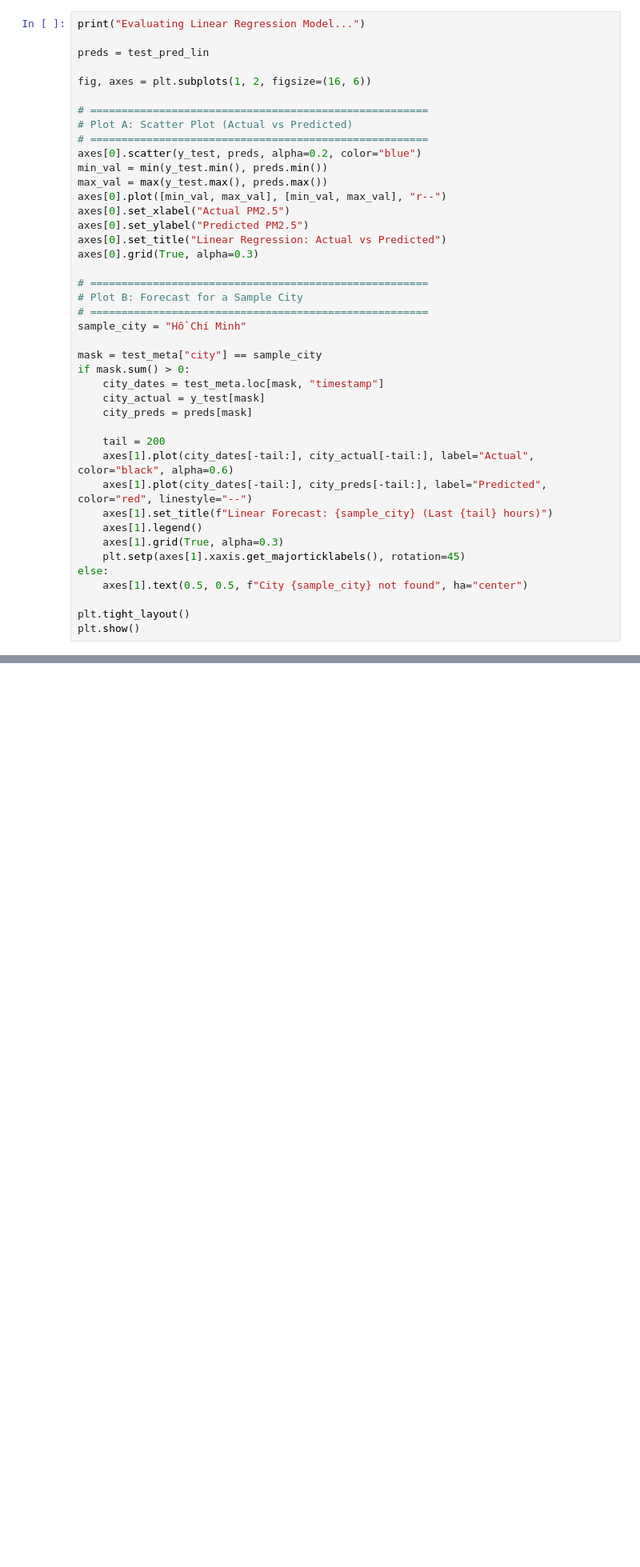
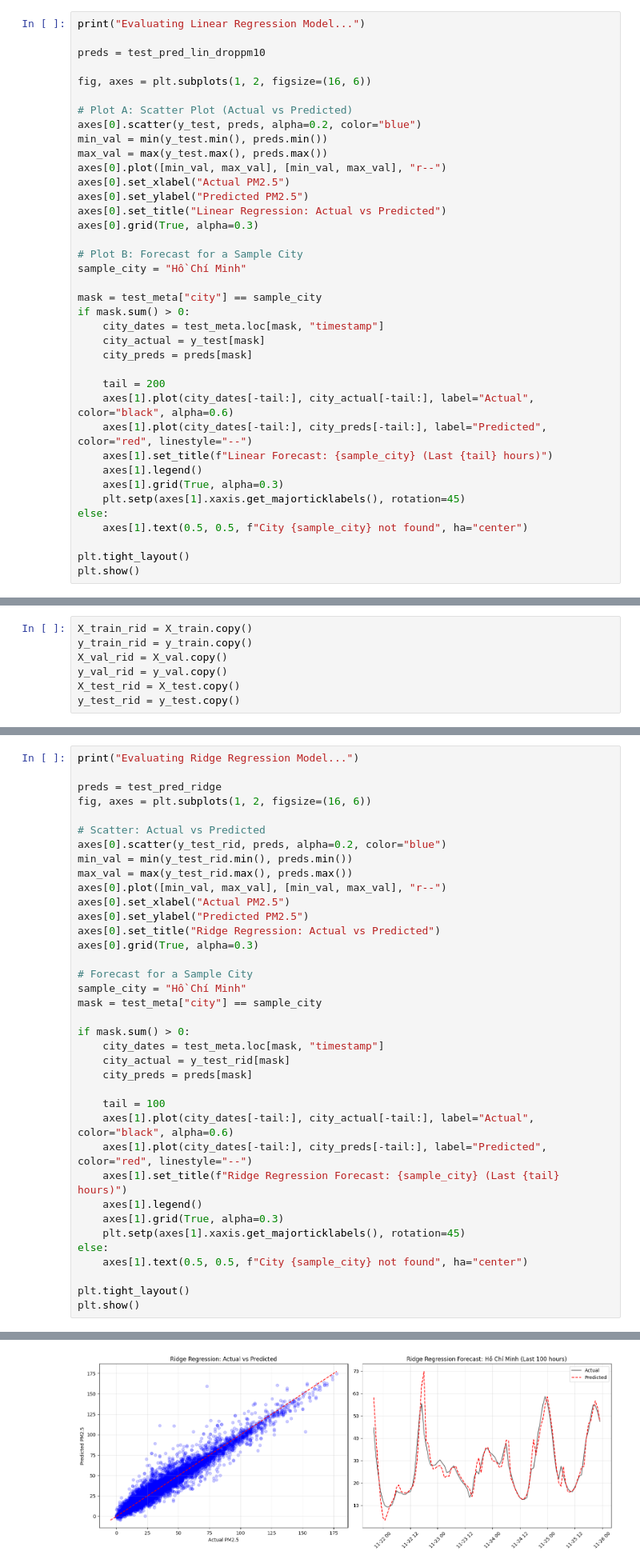
Before and after one commit to TrNguyenMQuan/VietNam_PM2.5_Forecasting, a Jupyter notebook: notebooks/model_linear.ipynb, the cells around one changed output, grey strips where cells are left out. Shown at 80% size. Cells and saved outputs as stored; diff of their text form; blank space fills up the shorter version.

```diff
--- a/notebooks/model_linear.ipynb
+++ b/notebooks/model_linear.ipynb
@@ -473,13 +426,11 @@ coef_df.head(20)
 # %%
 print("Evaluating Linear Regression Model...")
 
-preds = test_pred_lin
+preds = test_pred_lin_droppm10
 
 fig, axes = plt.subplots(1, 2, figsize=(16, 6))
 
-# ======================================================
 # Plot A: Scatter Plot (Actual vs Predicted)
-# ======================================================
 axes[0].scatter(y_test, preds, alpha=0.2, color="blue")
 min_val = min(y_test.min(), preds.min())
 max_val = max(y_test.max(), preds.max())
@@ -489,9 +440,7 @@ axes[0].set_ylabel("Predicted PM2.5")
 axes[0].set_title("Linear Regression: Actual vs Predicted")
 axes[0].grid(True, alpha=0.3)
 
-# ======================================================
 # Plot B: Forecast for a Sample City
-# ======================================================
 sample_city = "Hồ Chí Minh"
 
 mask = test_meta["city"] == sample_city
@@ -542,0 +475,7 @@ Evaluating Linear Regression Model...
+# %%
+X_train_rid = X_train.copy()
+y_train_rid = y_train.copy()
+X_val_rid = X_val.copy()
+y_val_rid = y_val.copy()
+X_test_rid = X_test.copy()
+y_test_rid = y_test.copy()
@@ -542,0 +518,38 @@ Evaluating Linear Regression Model...
+# %%
+print("Evaluating Ridge Regression Model...")
+
+preds = test_pred_ridge
+fig, axes = plt.subplots(1, 2, figsize=(16, 6))
+
+# Scatter: Actual vs Predicted
+axes[0].scatter(y_test_rid, preds, alpha=0.2, color="blue")
+min_val = min(y_test_rid.min(), preds.min())
+max_val = max(y_test_rid.max(), preds.max())
+axes[0].plot([min_val, max_val], [min_val, max_val], "r--")
+axes[0].set_xlabel("Actual PM2.5")
+axes[0].set_ylabel("Predicted PM2.5")
+axes[0].set_title("Ridge Regression: Actual vs Predicted")
+axes[0].grid(True, alpha=0.3)
+
+# Forecast for a Sample City
+sample_city = "Hồ Chí Minh"
+mask = test_meta["city"] == sample_city
+
+if mask.sum() > 0:
+    city_dates = test_meta.loc[mask, "timestamp"]
+    city_actual = y_test_rid[mask]
+    city_preds = preds[mask]
+
+    tail = 100
+    axes[1].plot(city_dates[-tail:], city_actual[-tail:], label="Actual", color="black", alpha=0.6)
+    axes[1].plot(city_dates[-tail:], city_preds[-tail:], label="Predicted", color="red", linestyle="--")
+    axes[1].set_title(f"Ridge Regression Forecast: {sample_city} (Last {tail} hours)")
+    axes[1].legend()
+    axes[1].grid(True, alpha=0.3)
+    plt.setp(axes[1].xaxis.get_majorticklabels(), rotation=45)
+else:
+    axes[1].text(0.5, 0.5, f"City {sample_city} not found", ha="center")
+
+plt.tight_layout()
+plt.show()
+# %% [output]
@@ -542,0 +557 @@ Evaluating Linear Regression Model...
+[figure, added]
```
Also changed, not shown: parts of 57 cells of this notebook, 1 other file.
